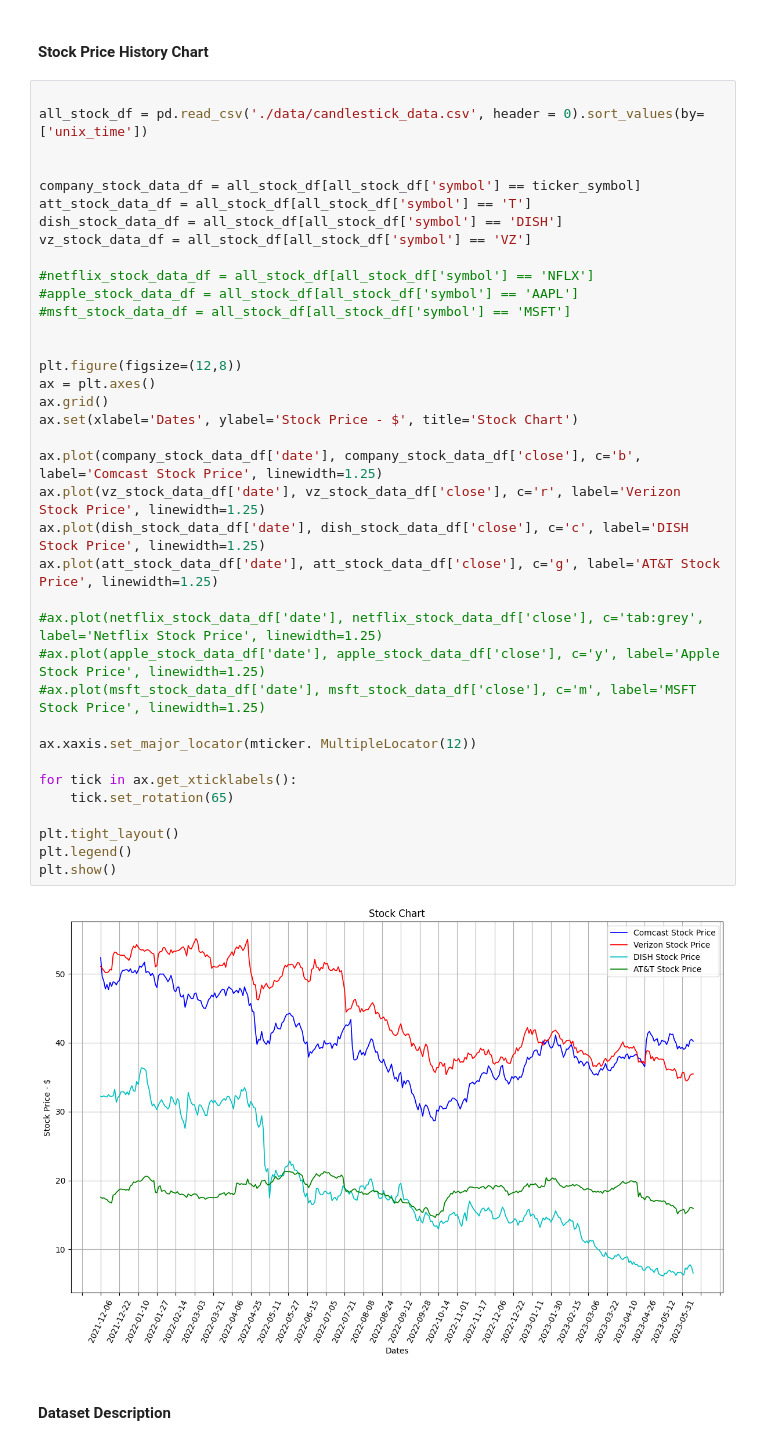
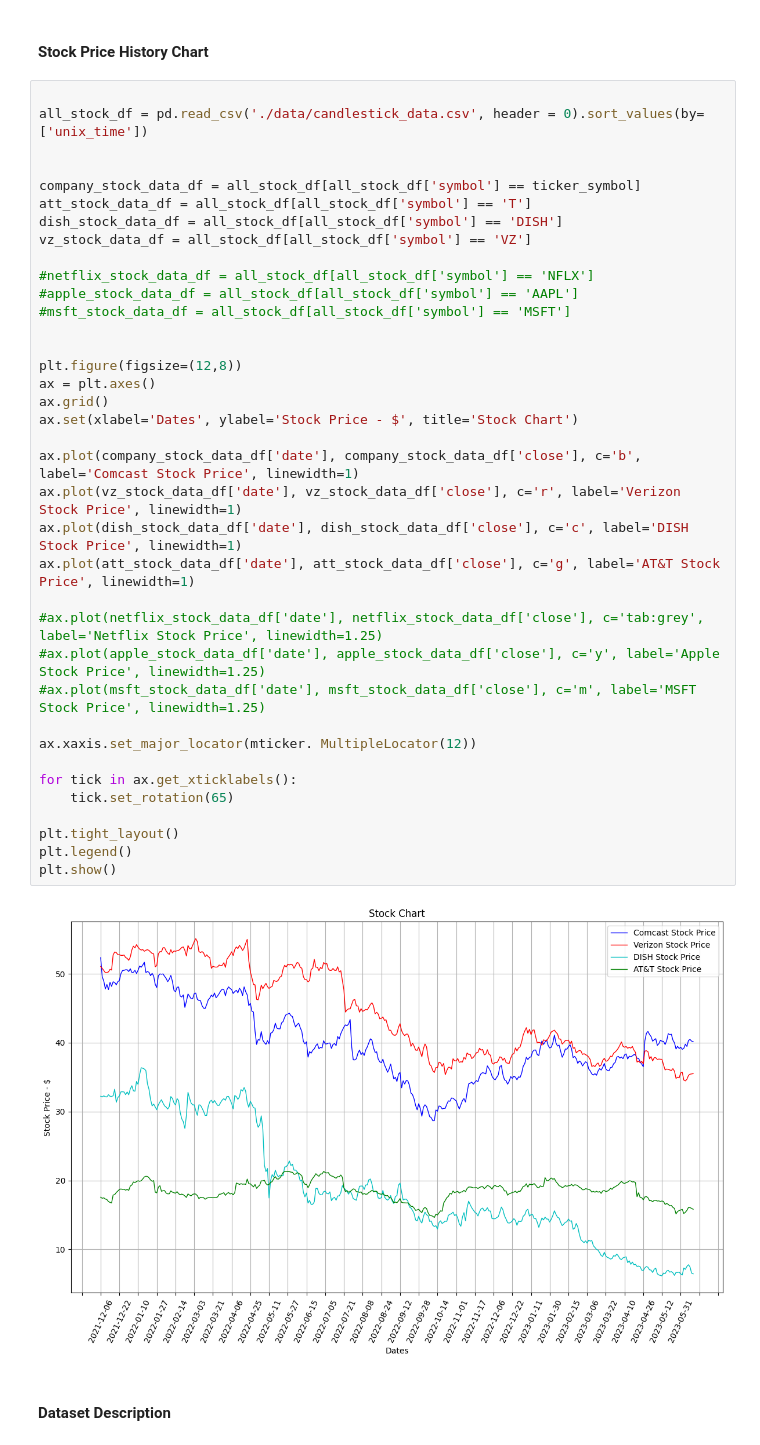
Before and after one commit to geoffpatton/stock-prediction, a Jupyter notebook: project_impl.ipynb, the cells around one changed output. Drawn from its saved outputs; the diff is of its cells as text.

```diff
--- a/project_impl.ipynb
+++ b/project_impl.ipynb
@@ -98,38 +98,38 @@ all_stock_df = pd.read_csv('./data/candlestick_data.csv', header = 0).sort_value
 
 company_stock_data_df = all_stock_df[all_stock_df['symbol'] == ticker_symbol]
 att_stock_data_df = all_stock_df[all_stock_df['symbol'] == 'T']
 dish_stock_data_df = all_stock_df[all_stock_df['symbol'] == 'DISH']
 vz_stock_data_df = all_stock_df[all_stock_df['symbol'] == 'VZ']
 
 #netflix_stock_data_df = all_stock_df[all_stock_df['symbol'] == 'NFLX']
 #apple_stock_data_df = all_stock_df[all_stock_df['symbol'] == 'AAPL']
 #msft_stock_data_df = all_stock_df[all_stock_df['symbol'] == 'MSFT']
 
 
 plt.figure(figsize=(12,8))
 ax = plt.axes()
 ax.grid()
 ax.set(xlabel='Dates', ylabel='Stock Price - $', title='Stock Chart')
 
-ax.plot(company_stock_data_df['date'], company_stock_data_df['close'], c='b', label='Comcast Stock Price', linewidth=1.25)
-ax.plot(vz_stock_data_df['date'], vz_stock_data_df['close'], c='r', label='Verizon Stock Price', linewidth=1.25)
-ax.plot(dish_stock_data_df['date'], dish_stock_data_df['close'], c='c', label='DISH Stock Price', linewidth=1.25)
-ax.plot(att_stock_data_df['date'], att_stock_data_df['close'], c='g', label='AT&T Stock Price', linewidth=1.25)
+ax.plot(company_stock_data_df['date'], company_stock_data_df['close'], c='b', label='Comcast Stock Price', linewidth=1)
+ax.plot(vz_stock_data_df['date'], vz_stock_data_df['close'], c='r', label='Verizon Stock Price', linewidth=1)
+ax.plot(dish_stock_data_df['date'], dish_stock_data_df['close'], c='c', label='DISH Stock Price', linewidth=1)
+ax.plot(att_stock_data_df['date'], att_stock_data_df['close'], c='g', label='AT&T Stock Price', linewidth=1)
 
 #ax.plot(netflix_stock_data_df['date'], netflix_stock_data_df['close'], c='tab:grey', label='Netflix Stock Price', linewidth=1.25)
 #ax.plot(apple_stock_data_df['date'], apple_stock_data_df['close'], c='y', label='Apple Stock Price', linewidth=1.25)
 #ax.plot(msft_stock_data_df['date'], msft_stock_data_df['close'], c='m', label='MSFT Stock Price', linewidth=1.25)
 
 ax.xaxis.set_major_locator(mticker. MultipleLocator(12))
 
 for tick in ax.get_xticklabels():
     tick.set_rotation(65)
 
 plt.tight_layout()
 plt.legend()
 plt.show()
 # %% [output]
-[figure, old version]
+[figure, new version]
 # %% [markdown]
 #### Dataset Description
 # %%
```
Also changed, not shown: parts of 10 cells of this notebook.
